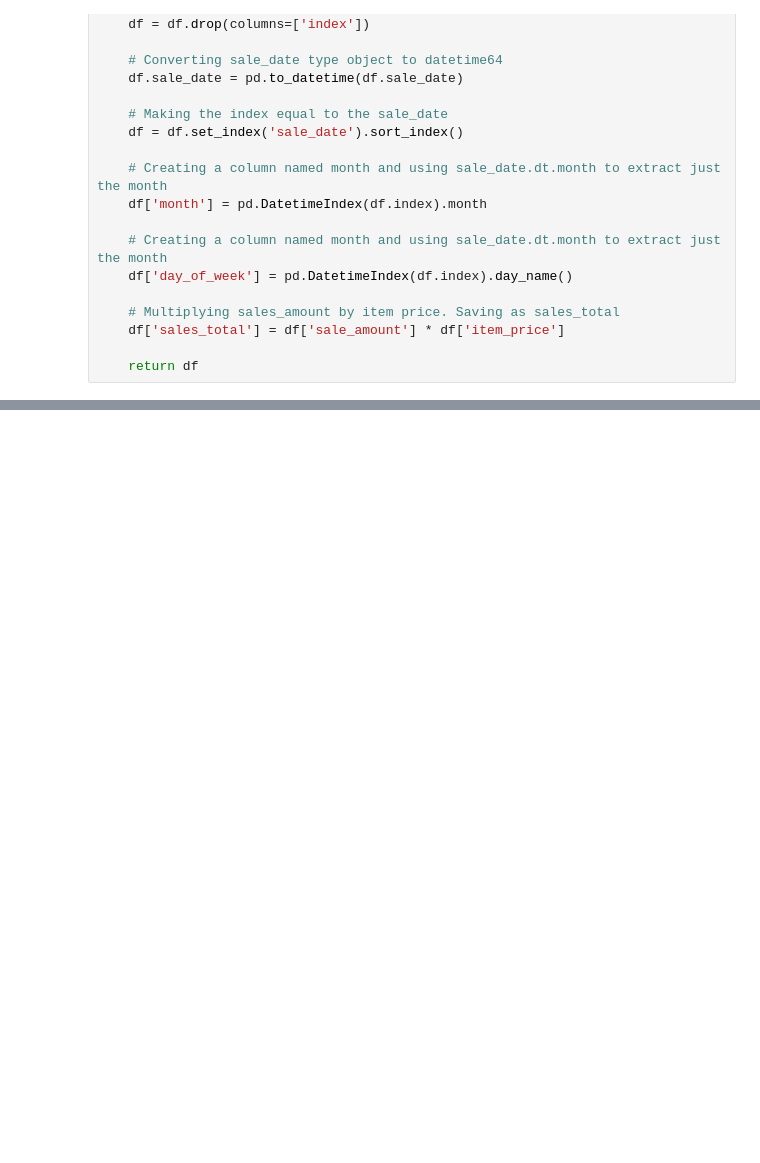
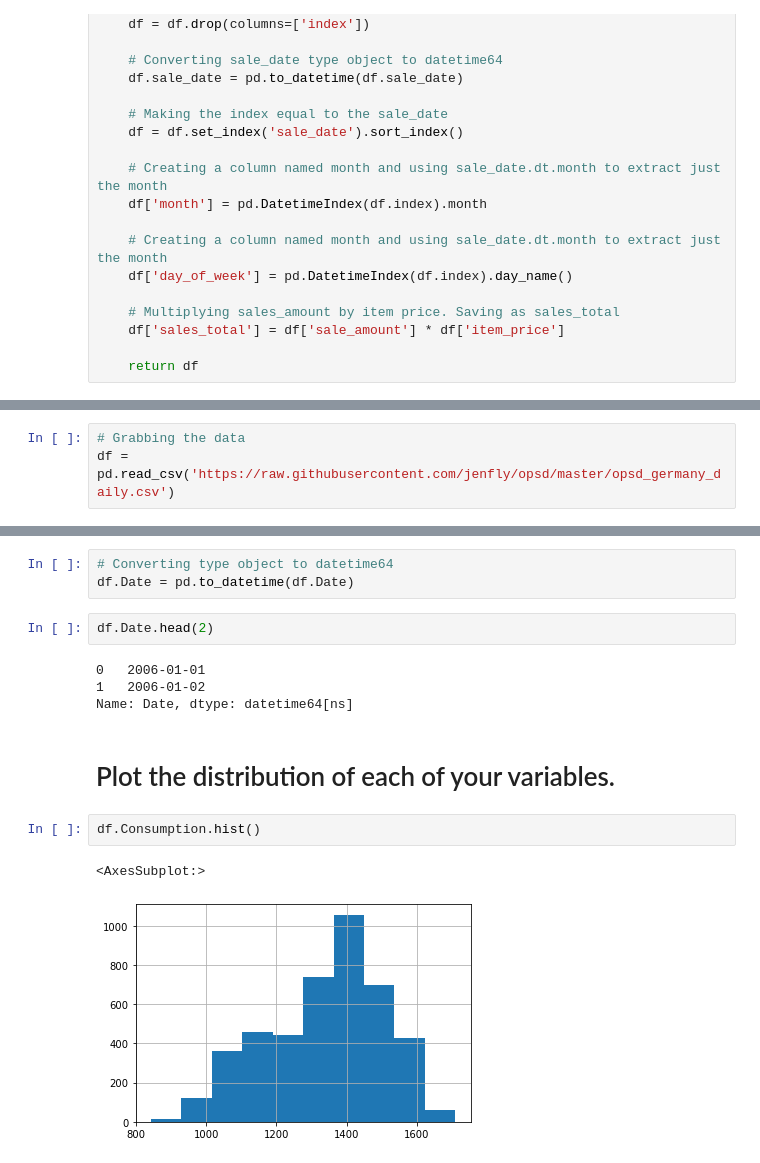
Before and after one commit to joshuamchavez2/time-series-analysis, a Jupyter notebook: Data Prep with Time Series.ipynb, the cells around one changed output, grey strips where cells are left out. Saved outputs shown, nothing was run; the diff lists cells and outputs as text; blank space fills up the shorter version.

```diff
--- a/Data Prep with Time Series.ipynb
+++ b/Data Prep with Time Series.ipynb
@@ -144,0 +147,3 @@ def prep(df):
+# %%
+# Grabbing the data
+df = pd.read_csv('https://raw.githubusercontent.com/jenfly/opsd/master/opsd_germany_daily.csv')
@@ -144,0 +185,16 @@ def prep(df):
+# %%
+# Converting type object to datetime64
+df.Date = pd.to_datetime(df.Date)
+# %%
+df.Date.head(2)
+# %% [output]
+0   2006-01-01
+1   2006-01-02
+Name: Date, dtype: datetime64[ns]
+# %% [markdown]
+# Plot the distribution of each of your variables.
+# %%
+df.Consumption.hist()
+# %% [output]
+<AxesSubplot:>
+[figure, added]
```
Also changed, not shown: parts of 18 cells of this notebook.
